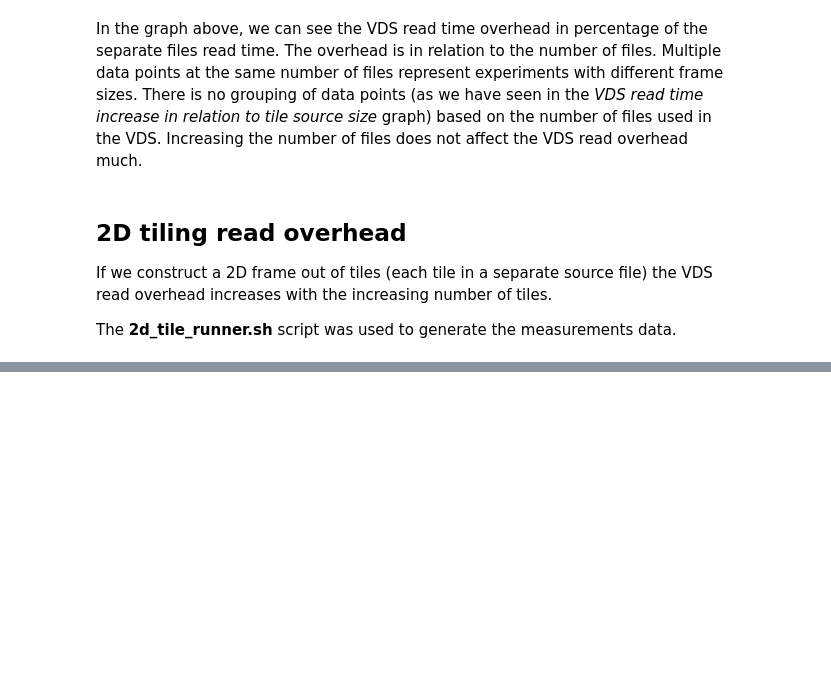
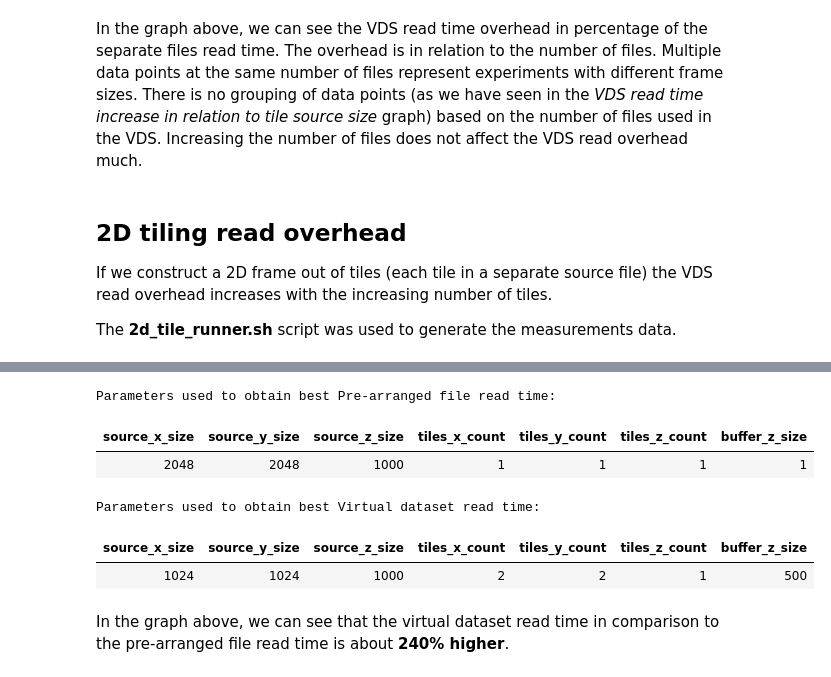
Before and after one commit to paulscherrerinstitute/hdf5_vds_performance_tests, a Jupyter notebook: results/analysis.ipynb, the cells around one changed output, grey strips where cells are left out. Cells and saved outputs as stored; diff of their text form; code cells hidden in the pictures; blank space fills up the shorter version.

```diff
--- a/results/analysis.ipynb
+++ b/results/analysis.ipynb
@@ -311,0 +347,4 @@ What is worth noting here is the fact that VDS read time is better than separate
+# %%
+prearranged_results = process_results('prearranged_results.csv')
+display_prearranged_comparison(prearranged_results)
+# %% [output]
@@ -311,0 +352,8 @@ What is worth noting here is the fact that VDS read time is better than separate
+Parameters used to obtain best Pre-arranged file read time:
+| source_x_size | source_y_size | source_z_size | tiles_x_count | tiles_y_count | tiles_z_count | buffer_z_size |
+| 2048 | 2048 | 1000 | 1 | 1 | 1 | 1 |
+Parameters used to obtain best Virtual dataset read time:
+| source_x_size | source_y_size | source_z_size | tiles_x_count | tiles_y_count | tiles_z_count | buffer_z_size |
+| 1024 | 1024 | 1000 | 2 | 2 | 1 | 500 |
+# %% [markdown]
+In the graph above, we can see that the virtual dataset read time in comparison to the pre-arranged file read time is about **240% higher**.
```
Also changed, not shown: parts of 13 cells of this notebook, 15 other files.
